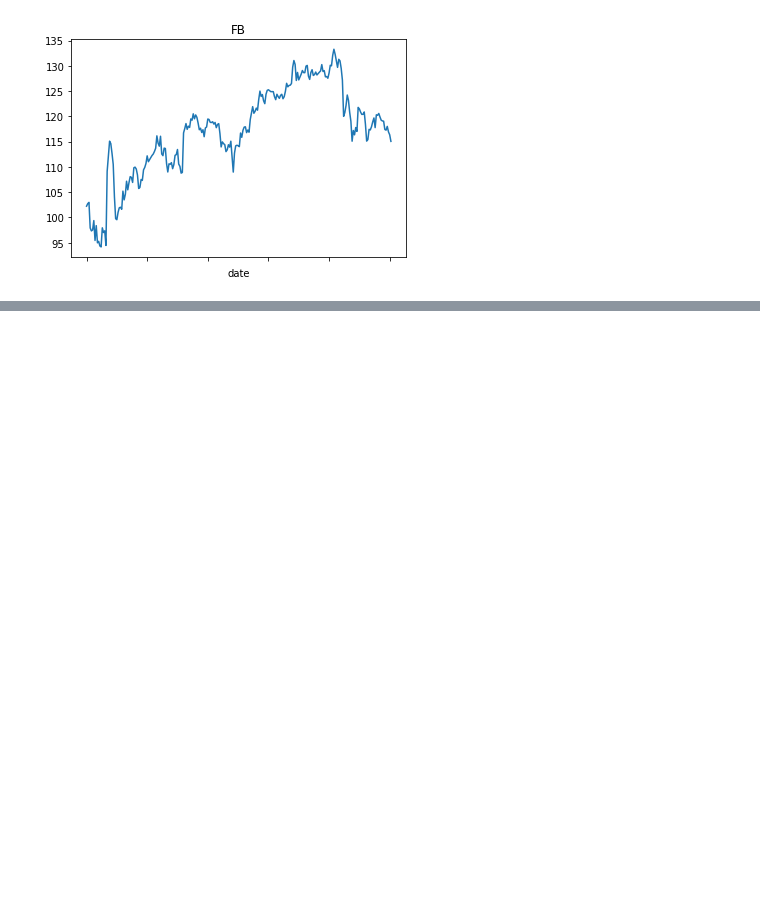
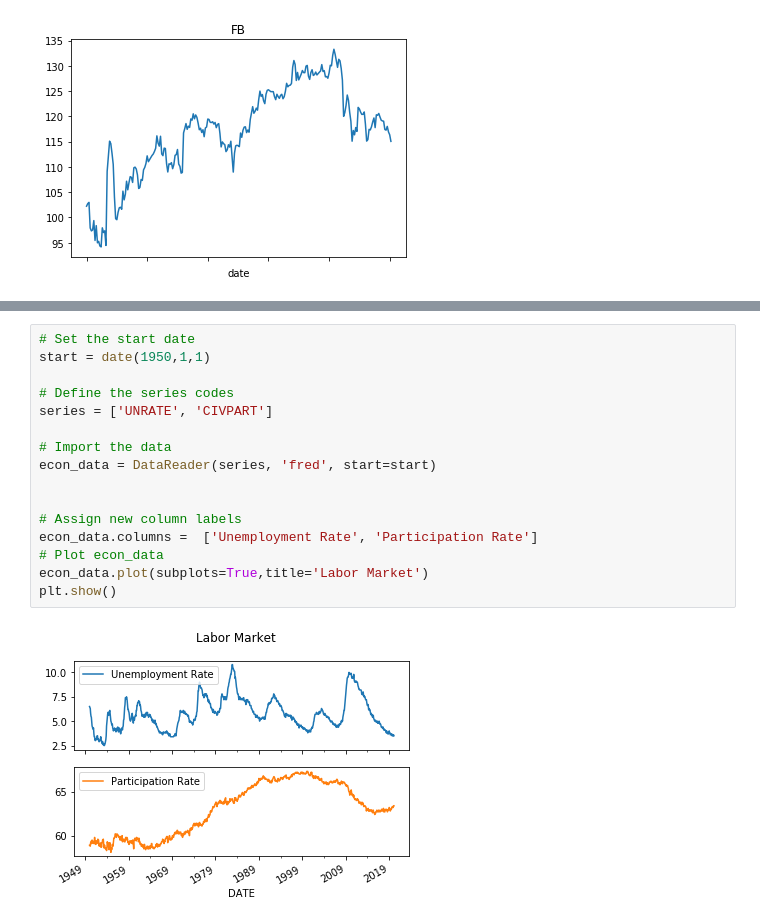
Before and after one commit to epinedaWorks/ImpotarYAnalizarDatosEnPython, a Jupyter notebook: ImportingDataParte2.ipynb, the cells around one changed output, grey strips where cells are left out. Saved outputs shown, nothing was run; the diff lists cells and outputs as text; blank space fills up the shorter version.

Commit message:
Cap2. Importar datos desde FRED

```diff
--- a/ImportingDataParte2.ipynb
+++ b/ImportingDataParte2.ipynb
@@ -117,0 +148,18 @@ plt.show()
+# %%
+# Set the start date
+start = date(1950,1,1)
+
+# Define the series codes
+series = ['UNRATE', 'CIVPART']
+
+# Import the data
+econ_data = DataReader(series, 'fred', start=start)
+
+
+# Assign new column labels
+econ_data.columns =  ['Unemployment Rate', 'Participation Rate']
+# Plot econ_data
+econ_data.plot(subplots=True,title='Labor Market')
+plt.show()
+# %% [output]
+[figure, added]
```
Also changed, not shown: parts of 7 cells of this notebook, 2 other files.
